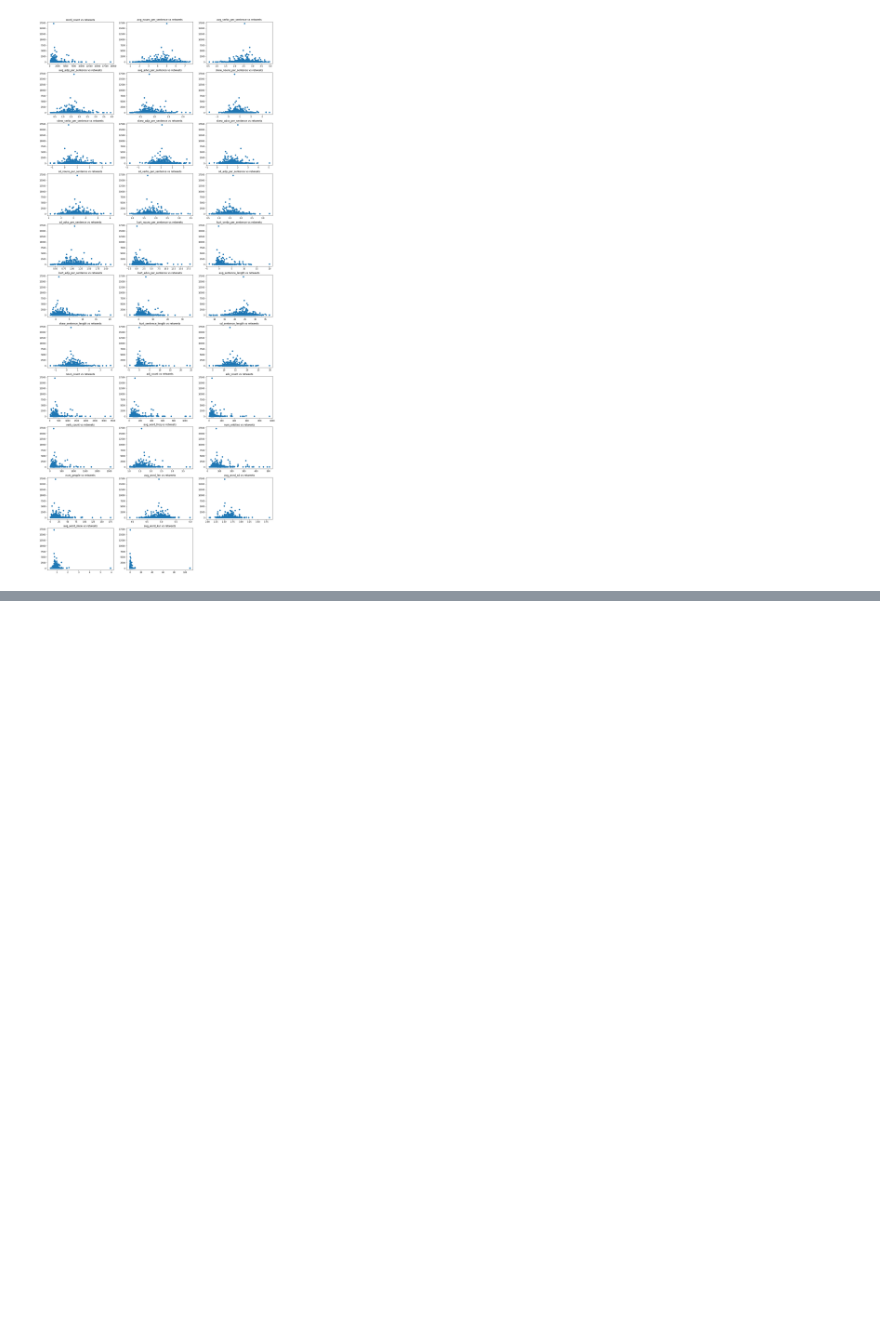
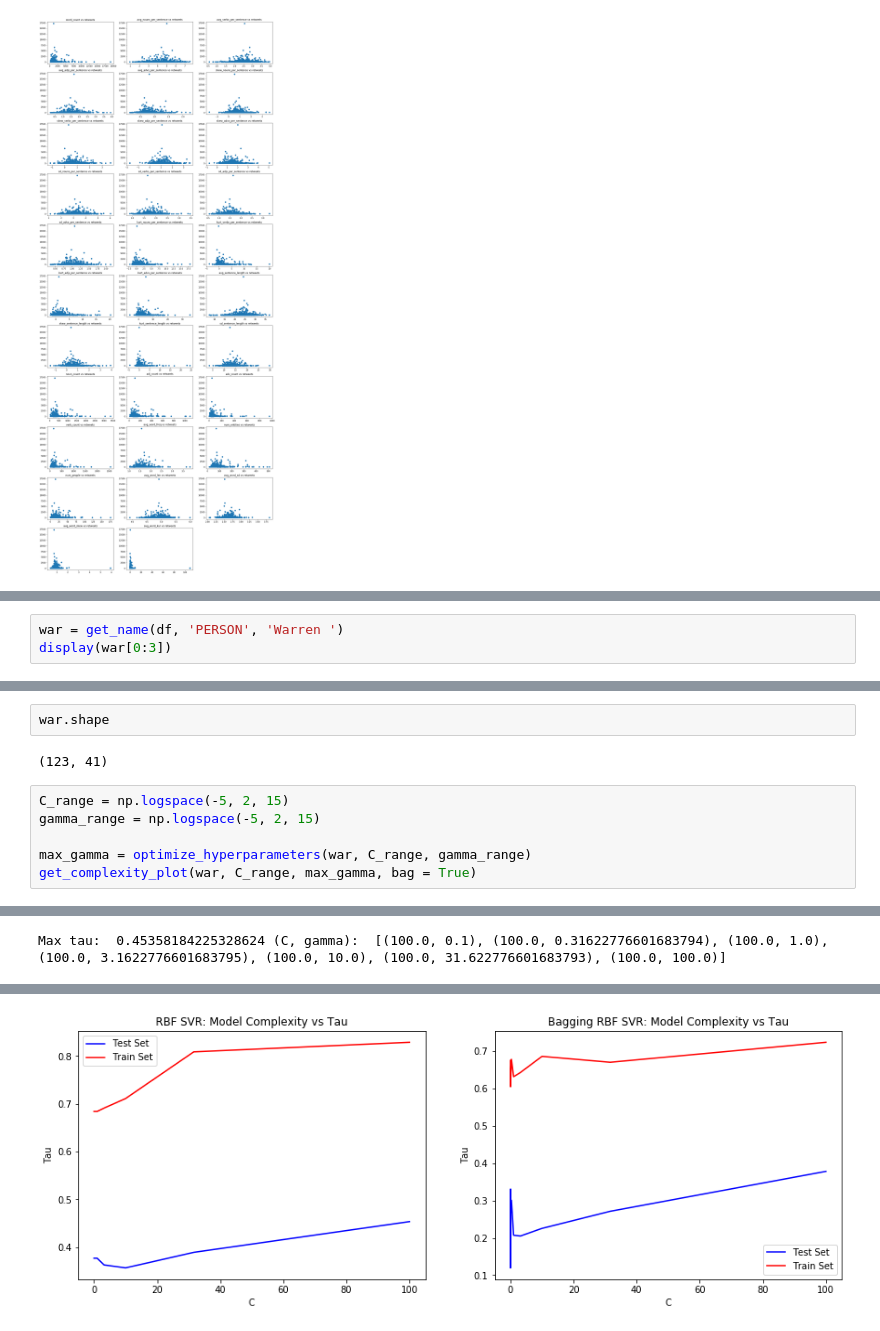
Before and after one commit to ruthlee/NYT_Analysis, a Jupyter notebook: notebooks/rbf_explorations.ipynb, the cells around one changed output, grey strips where cells are left out. Cells and saved outputs as stored; diff of their text form; blank space fills up the shorter version.

```diff
--- a/notebooks/rbf_explorations.ipynb
+++ b/notebooks/rbf_explorations.ipynb
@@ -328,0 +337,3 @@ get_complexity_plot(china, C_range, max_gamma, bag = True)
+# %%
+war = get_name(df, 'PERSON', 'Warren ')
+display(war[0:3])
@@ -328,0 +345,11 @@ get_complexity_plot(china, C_range, max_gamma, bag = True)
+# %%
+war.shape
+# %% [output]
+(123, 41)
+# %%
+C_range = np.logspace(-5, 2, 15)
+gamma_range = np.logspace(-5, 2, 15)
+
+max_gamma = optimize_hyperparameters(war, C_range, gamma_range)
+get_complexity_plot(war, C_range, max_gamma, bag = True)
+# %% [output]
@@ -328,0 +357 @@ get_complexity_plot(china, C_range, max_gamma, bag = True)
+Max tau:  0.45358184225328624 (C, gamma):  [(100.0, 0.1), (100.0, 0.31622776601683794), (100.0, 1.0), (100.0, 3.1622776601683795), (100.0, 10.0), (100.0, 31.622776601683793), (100.0, 100.0)]
@@ -328,0 +359 @@ get_complexity_plot(china, C_range, max_gamma, bag = True)
+[figure, added]
```
Also changed, not shown: parts of 5 cells of this notebook.
